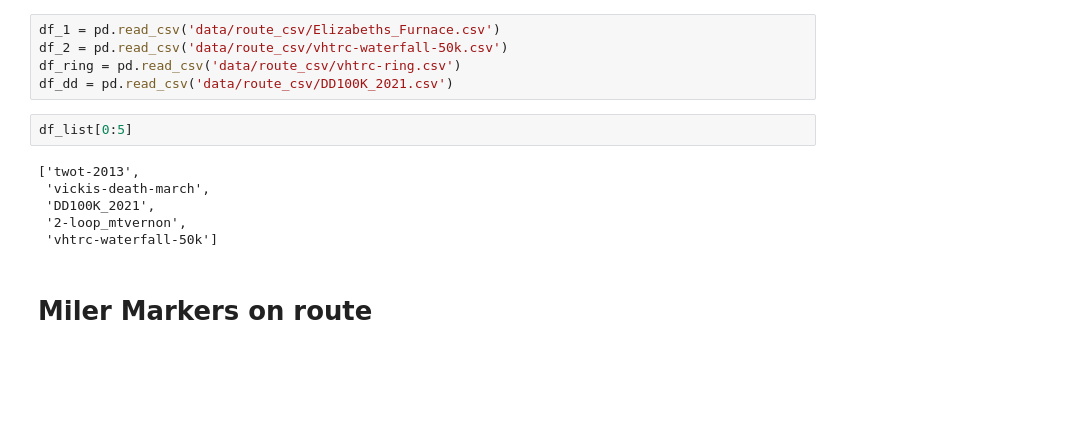
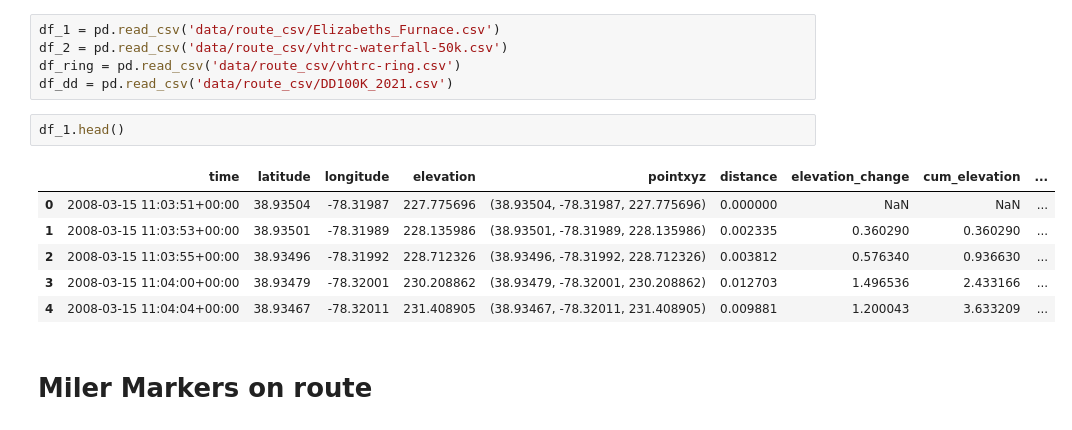
Before and after one commit to lrhf97/gpx_analysis, a Jupyter notebook: final_grade_analysis.ipynb, the cells around one changed output. Saved outputs shown, nothing was run; the diff lists cells and outputs as text; blank space fills up the shorter version.

```diff
--- a/final_grade_analysis.ipynb
+++ b/final_grade_analysis.ipynb
@@ -171,14 +180,15 @@ df_1 = pd.read_csv('data/route_csv/Elizabeths_Furnace.csv')
 df_2 = pd.read_csv('data/route_csv/vhtrc-waterfall-50k.csv')
 df_ring = pd.read_csv('data/route_csv/vhtrc-ring.csv')
 df_dd = pd.read_csv('data/route_csv/DD100K_2021.csv')
-# %%
-df_list[0:5]
-# %% [output]
-['twot-2013',
- 'vickis-death-march',
- 'DD100K_2021',
- '2-loop_mtvernon',
- 'vhtrc-waterfall-50k']
+# %%
+df_1.head()
+# %% [output]
+|  | time | latitude | longitude | elevation | pointxyz | distance | elevation_change | cum_elevation | ... |
+| 0 | 2008-03-15 11:03:51+00:00 | 38.93504 | -78.31987 | 227.775696 | (38.93504, -78.31987, 227.775696) | 0.000000 | NaN | NaN | ... |
+| 1 | 2008-03-15 11:03:53+00:00 | 38.93501 | -78.31989 | 228.135986 | (38.93501, -78.31989, 228.135986) | 0.002335 | 0.360290 | 0.360290 | ... |
+| 2 | 2008-03-15 11:03:55+00:00 | 38.93496 | -78.31992 | 228.712326 | (38.93496, -78.31992, 228.712326) | 0.003812 | 0.576340 | 0.936630 | ... |
+| 3 | 2008-03-15 11:04:00+00:00 | 38.93479 | -78.32001 | 230.208862 | (38.93479, -78.32001, 230.208862) | 0.012703 | 1.496536 | 2.433166 | ... |
+| 4 | 2008-03-15 11:04:04+00:00 | 38.93467 | -78.32011 | 231.408905 | (38.93467, -78.32011, 231.408905) | 0.009881 | 1.200043 | 3.633209 | ... |
 # %% [markdown]
 # Miler Markers on route
 # %%
```
Also changed, not shown: parts of 2 cells of this notebook, 22 other files.
